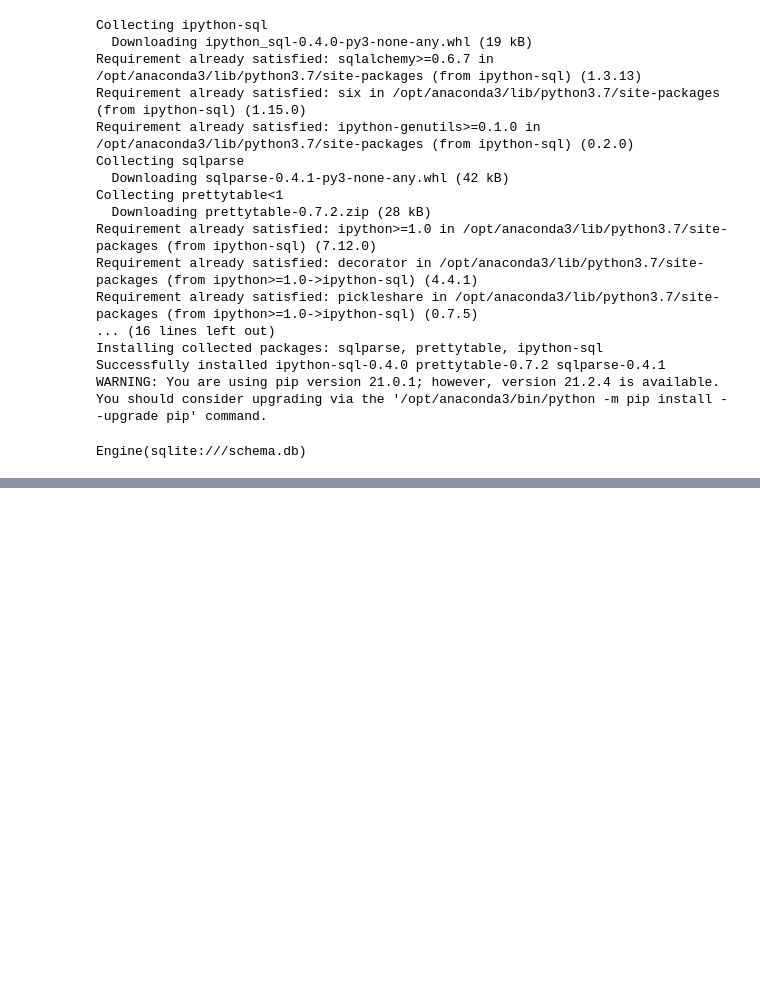
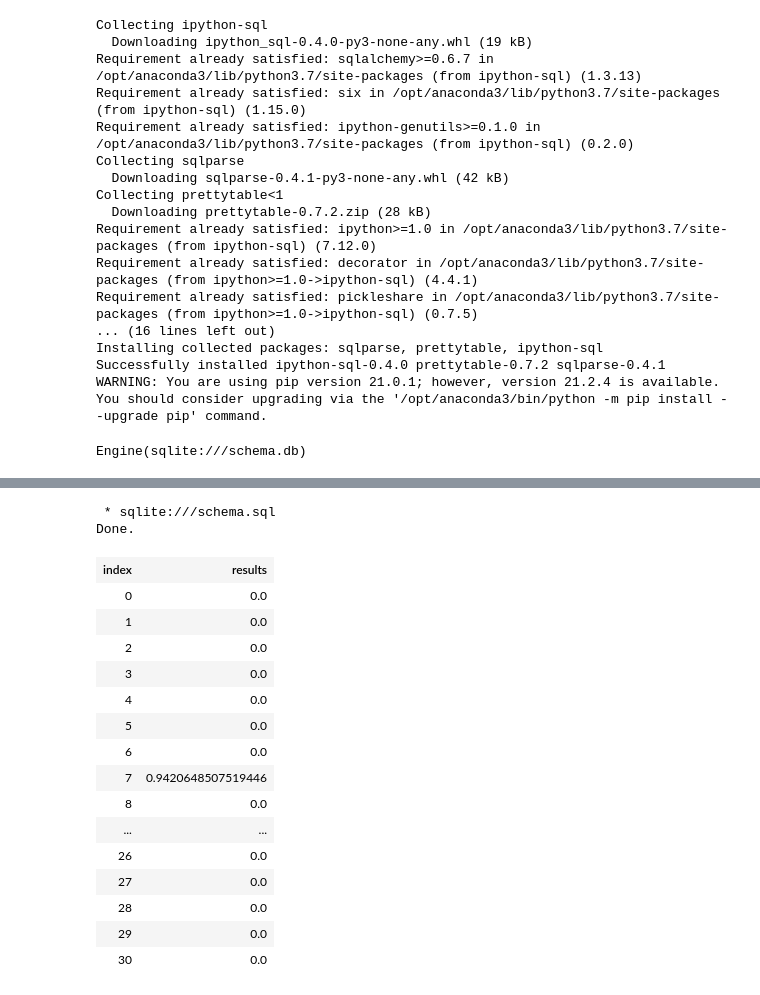
Before and after one commit to irenechang1510/mood-journaling, a Jupyter notebook: experiment.ipynb, the cells around one changed output, grey strips where cells are left out. Cells and saved outputs as stored; diff of their text form; code cells hidden in the pictures; blank space fills up the shorter version.

```diff
--- a/experiment.ipynb
+++ b/experiment.ipynb
@@ -439,0 +556,23 @@ print(flask_sqlalchemy.__version__)
+# %%
+%%sql
+
+SELECT * FROM result
+# %% [output]
+ * sqlite:///schema.sql
+Done.
+| index | results |
+| 0 | 0.0 |
+| 1 | 0.0 |
+| 2 | 0.0 |
+| 3 | 0.0 |
+| 4 | 0.0 |
+| 5 | 0.0 |
+| 6 | 0.0 |
+| 7 | 0.9420648507519446 |
+| 8 | 0.0 |
+| ... | ... |
+| 26 | 0.0 |
+| 27 | 0.0 |
+| 28 | 0.0 |
+| 29 | 0.0 |
+| 30 | 0.0 |
```
Also changed, not shown: parts of 13 cells of this notebook, 7 other files.
